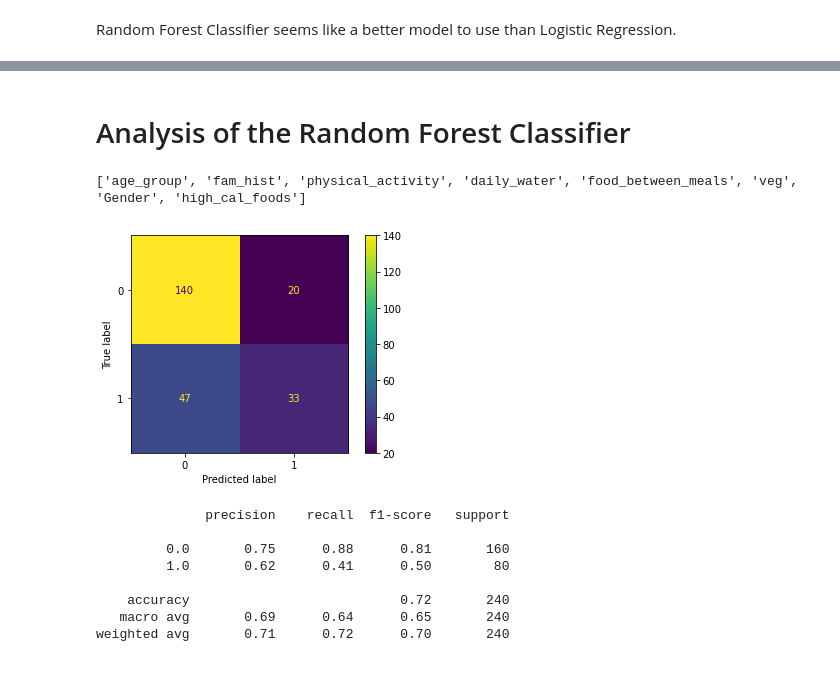
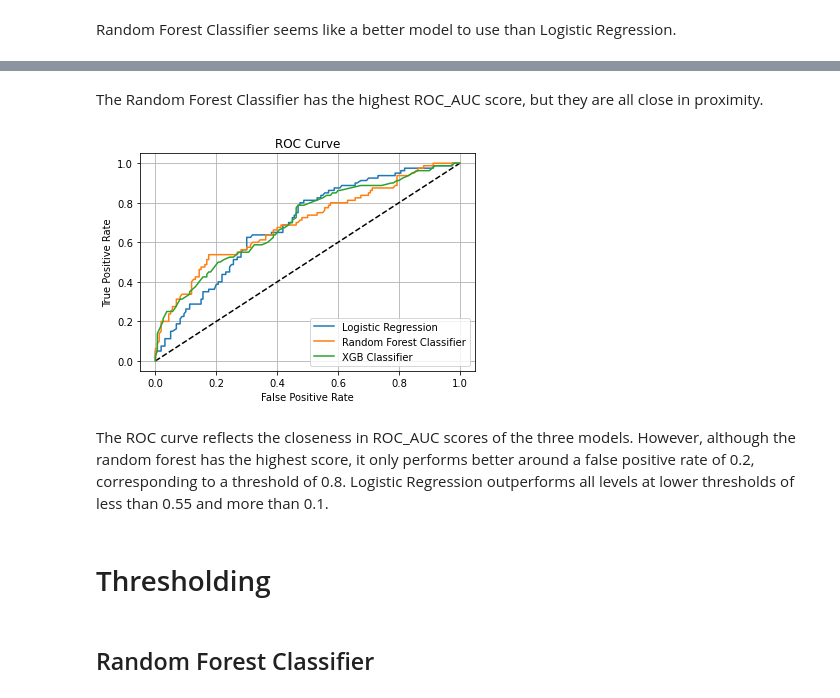
Before and after one commit to eliepark/Obesity-Prediction, a Jupyter notebook: Obesity_Modeling.ipynb, the cells around one changed output, grey strips where cells are left out. Saved outputs shown, nothing was run; the diff lists cells and outputs as text; code cells hidden in the pictures.

```diff
--- a/Obesity_Modeling.ipynb
+++ b/Obesity_Modeling.ipynb
@@ -161,4 +177,21 @@ models.Optimal_features[1]=cols
 models.ROC_AUC[1]=random_forest_cv.best_score_
 # %% [markdown]
 Random Forest Classifier seems like a better model to use than Logistic Regression.
+# %%
+cols=['age_group', 'fam_hist', 'physical_activity', 'daily_water', 'food_between_meals', 'veg', 'Gender', 'high_cal_foods']
+X=df[cols]
+y=df[['obese']].values.ravel()
+
+clf=RandomForestClassifier(random_state=16, criterion='entropy', max_depth=3, max_features='log2', n_estimators=50)
+
+X_train, X_test, y_train, y_test = train_test_split(X, y, test_size=0.5, random_state=16)
+scaler=MinMaxScaler().fit(X_train)
+X_train_scaled=scaler.transform(X_train)
+X_test_scaled=scaler.transform(X_test)
+
+clf.fit(X_train_scaled, y_train)
+y_pred=clf.predict(X_test_scaled)
+y_pred_prob=clf.predict_proba(X_test_scaled)[:,1]
+
+fpr1, tpr1, thresholds1 = roc_curve(y_test, y_pred_prob)
 # %% [markdown]
@@ -210,0 +244,16 @@ models.ROC_AUC[2]=xgb_cv.best_score_
+# %%
+cols=['age_group', 'fam_hist', 'physical_activity', 'Gender', 'daily_water']
+X=df[cols]
+y=df[['obese']].values.ravel()
+clf=XGBClassifier(colsample_bytree=1, max_depth=1, n_estimators=50, use_label_encoder=False, random_state=16)
+
+X_train, X_test, y_train, y_test = train_test_split(X, y, test_size=0.5, random_state=16)
+scaler=MinMaxScaler().fit(X_train)
+X_train_scaled=scaler.transform(X_train)
+X_test_scaled=scaler.transform(X_test)
+
+clf.fit(X_train_scaled, y_train)
+y_pred=clf.predict(X_test_scaled)
+y_pred_prob=clf.predict_proba(X_test_scaled)[:,1]
+
+fpr2, tpr2, thresholds2 = roc_curve(y_test, y_pred_prob)
@@ -221,11 +272,28 @@ XGB Classifier seems to be a good model, but Random Forest Classifier results in
+# %% [markdown]
+The Random Forest Classifier has the highest ROC_AUC score, but they are all close in proximity.
+# %%
+plt.plot([0,1],[0,1],'k--')
+plt.plot(fpr0, tpr0, label='Logistic Regression')
+plt.plot(fpr1, tpr1, label='Random Forest Classifier')
+plt.plot(fpr2, tpr2, label='XGB Classifier')
+plt.grid()
+plt.xlabel('False Positive Rate')
+plt.ylabel('True Positive Rate')
+plt.legend()
+plt.title('ROC Curve')
+plt.show()
+# %% [output]
+[figure, added]
+# %% [markdown]
+The ROC curve reflects the closeness in ROC_AUC scores of the three models. However, although the random forest has the highest score, it only performs better around a false positive rate of 0.2, corresponding to a threshold of 0.8. Logistic Regression outperforms all levels at lower thresholds of less than 0.55 and more than 0.1.
 # %% [markdown]
-# Analysis of the Random Forest Classifier
+# Thresholding
+# %% [markdown]
+## Random Forest Classifier
 # %%
 cols=['age_group', 'fam_hist', 'physical_activity', 'daily_water', 'food_between_meals', 'veg', 'Gender', 'high_cal_foods']
 X=df[cols]
-print(cols)
+y=df[['obese']].values.ravel()
-# %% [output]
-['age_group', 'fam_hist', 'physical_activity', 'daily_water', 'food_between_meals', 'veg', 'Gender', 'high_cal_foods']
 # %%
 clf=RandomForestClassifier(random_state=16, criterion='entropy', max_depth=3, max_features='log2', n_estimators=50)
 
@@ -237,19 +305,3 @@ X_test_scaled=scaler.transform(X_test)
 clf.fit(X_train_scaled, y_train)
 y_pred=clf.predict(X_test_scaled)
 y_pred_prob=clf.predict_proba(X_test_scaled)[:,1]
-cm=confusion_matrix(y_test, y_pred)
-disp=ConfusionMatrixDisplay(cm)
-disp.plot()
-plt.grid(False)
-plt.show()
-print(classification_report(y_test, y_pred))
-# %% [output]
-[figure, removed]
-              precision    recall  f1-score   support
-
-         0.0       0.75      0.88      0.81       160
-         1.0       0.62      0.41      0.50        80
-
-    accuracy                           0.72       240
-   macro avg       0.69      0.64      0.65       240
-weighted avg       0.71      0.72      0.70       240
```
Also changed, not shown: parts of 41 cells of this notebook, 1 other file.
